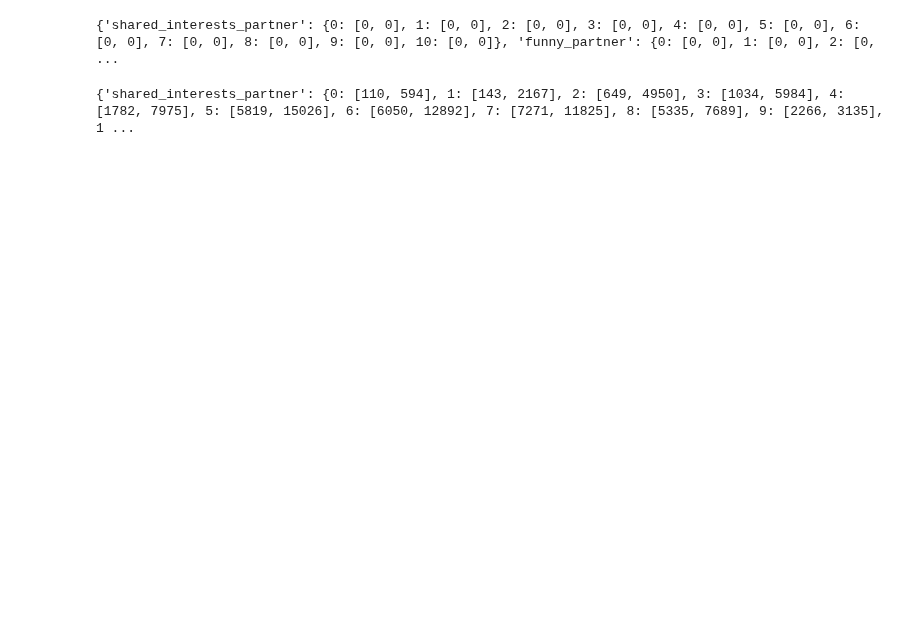
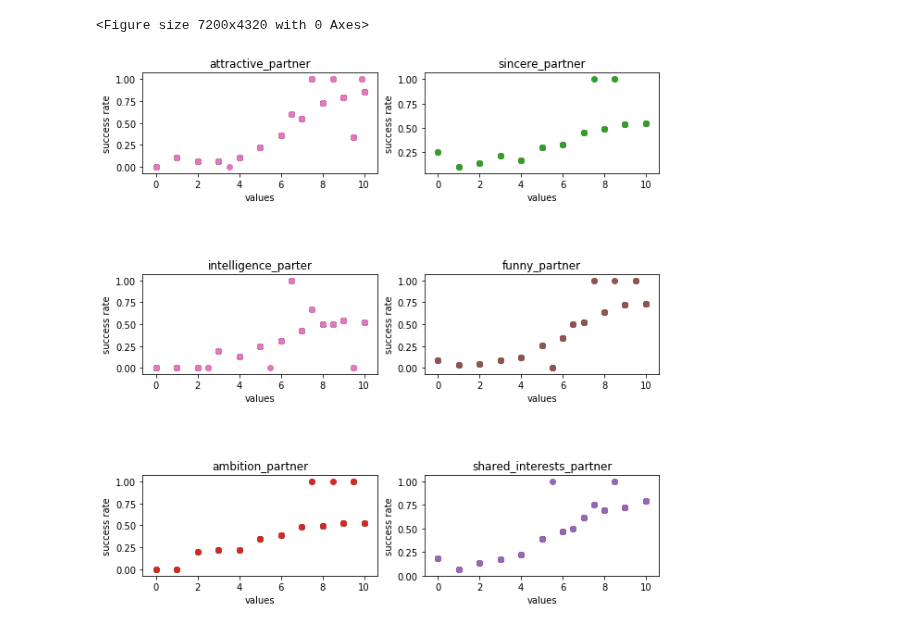
Before and after one commit to tiantuxu/NaiveBayesClassifier, a Jupyter notebook: 2_2.ipynb, the cells around one changed output. Drawn from its saved outputs; the diff is of its cells as text; code cells hidden in the pictures; blank space fills up the shorter version.

```diff
--- a/2_2.ipynb
+++ b/2_2.ipynb
@@ -11,7 +11,45 @@ df = pd.read_csv('dating.csv')
 # %%
 rating_of_partner_from_participant = ['attractive_partner', 'sincere_partner', 'intelligence_parter', \
 'funny_partner', 'ambition_partner', 'shared_interests_partner']
+# %%
+TOTAL_SAMPLE = len(df)
+rating_of_partner_from_participant_stat = {}
+rating_of_partner_from_participant_decision = {}
+
+for pref in rating_of_partner_from_participant:
+    rating_of_partner_from_participant_stat[pref] = df[pref].value_counts()
+    rating_of_partner_from_participant_decision[pref] = pd.crosstab(index=df[pref], columns=df['decision'])[1]
+
+#print rating_of_partner_from_participant_stat
+#print rating_of_partner_from_participant_decision
+# %%
+# Four polar axes
+#f, axarr = plt.subplots(2, 3, subplot_kw=dict(projection='polar'))
+plt.figure(figsize=(100,60))
+f, axarr = plt.subplots(3, 2, figsize=(10,10))
+for i in range(len(rating_of_partner_from_participant)):
+    X = []
+    Y = []
+    for v in df[rating_of_partner_from_participant[i]].unique():
+        Y.append(1.0 * rating_of_partner_from_participant_decision[rating_of_partner_from_participant[i]][v] / \
+                 rating_of_partner_from_participant_stat[rating_of_partner_from_participant[i]][v])
+        X.append(v)
+        axarr[i/2, i%2].scatter(X, Y)
+        axarr[i/2, i%2].set_title(rating_of_partner_from_participant[i])
+        axarr[i/2, i%2].set_xlabel('values')
+        axarr[i/2, i%2].set_ylabel('success rate')
+        #axarr[i/2, i%2].set_figheight(15)
+        #axarr[i/2, i%2].set_figwidth(15)
+
+# Fine-tune figure; make subplots farther from each other.
+f.subplots_adjust(hspace=1, wspace = 0.2)
+plt.savefig('./figs/2_2.png')
+plt.show()
+# %% [output]
+<Figure size 7200x4320 with 0 Axes>
+[figure, added]
 # %%
+'''
 (row, col) = df.shape
 rating_of_partner_from_participant = {'attractive_partner':{},
                                      'sincere_partner': {},
@@ -27,9 +65,9 @@ for i in range(row):
             rating_of_partner_from_participant[pref][int(df[pref][i])] = [0,0]
 
 print rating_of_partner_from_participant
+'''
-# %% [output]
-{'shared_interests_partner': {0: [0, 0], 1: [0, 0], 2: [0, 0], 3: [0, 0], 4: [0, 0], 5: [0, 0], 6: [0, 0], 7: [0, 0], 8: [0, 0], 9: [0, 0], 10: [0, 0]}, 'funny_partner': {0: [0, 0], 1: [0, 0], 2: [0,  ...
 # %%
+'''
 for i in range(row):
     for pref in rating_of_partner_from_participant:
         for item in rating_of_partner_from_participant[pref]:
@@ -38,6 +76,5 @@ for i in range(row):
                 rating_of_partner_from_participant[pref][int(df[pref][i])][0] += 1
 
 print rating_of_partner_from_participant
+'''
-# %% [output]
-{'shared_interests_partner': {0: [110, 594], 1: [143, 2167], 2: [649, 4950], 3: [1034, 5984], 4: [1782, 7975], 5: [5819, 15026], 6: [6050, 12892], 7: [7271, 11825], 8: [5335, 7689], 9: [2266, 3135], 1 ...
 # %%
```
Also changed, not shown: parts of 1 cell of this notebook, 10 other files.
